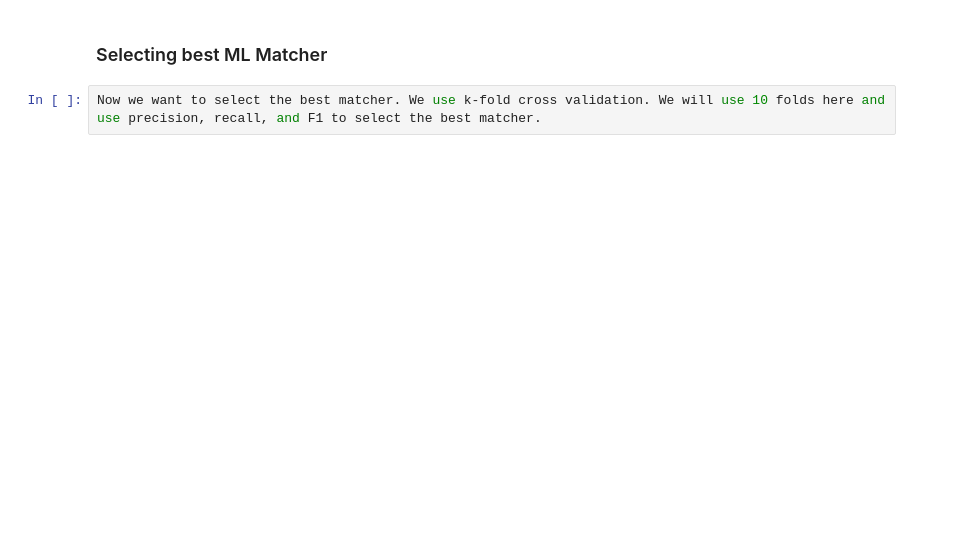
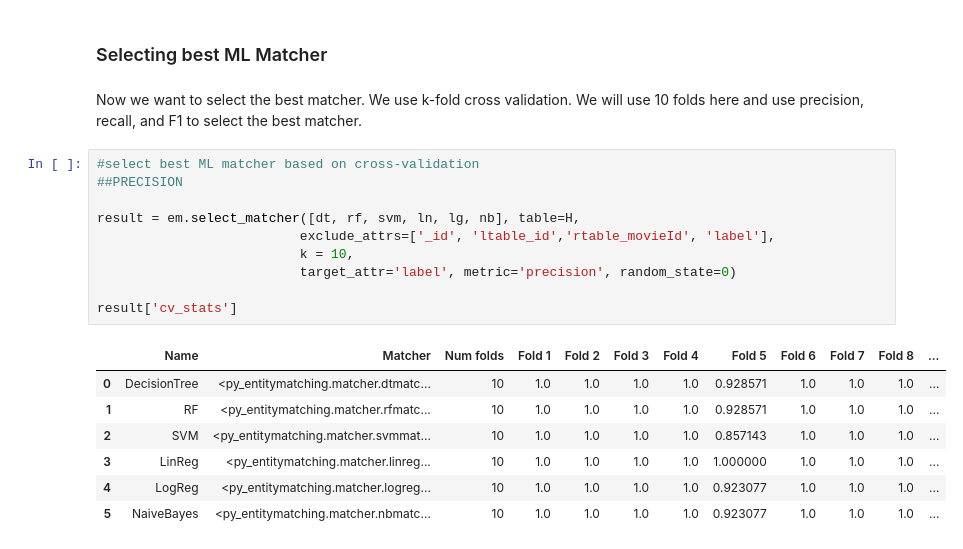
Before and after one commit to mkamenet3/DataScienceProject838, a Jupyter notebook: stage3/cs838stage3.ipynb, the cells around one changed output. Saved outputs shown, nothing was run; the diff lists cells and outputs as text; blank space fills up the shorter version.

```diff
--- a/stage3/cs838stage3.ipynb
+++ b/stage3/cs838stage3.ipynb
@@ -151,4 +218,22 @@ H.head()
 # %% [markdown]
 ### Selecting best ML Matcher
-# %%
-Now we want to select the best matcher. We use k-fold cross validation. We will use 10 folds here and use precision, recall, and F1 to select the best matcher.
+# %% [markdown]
+Now we want to select the best matcher. We use k-fold cross validation. We will use 10 folds here and use precision, recall, and F1 to select the best matcher.
+# %%
+#select best ML matcher based on cross-validation
+##PRECISION
+
+result = em.select_matcher([dt, rf, svm, ln, lg, nb], table=H,
+                          exclude_attrs=['_id', 'ltable_id','rtable_movieId', 'label'],
+                          k = 10,
+                          target_attr='label', metric='precision', random_state=0)
+
+result['cv_stats']
+# %% [output]
+|  | Name | Matcher | Num folds | Fold 1 | Fold 2 | Fold 3 | Fold 4 | Fold 5 | Fold 6 | Fold 7 | Fold 8 | ... |
+| 0 | DecisionTree | <py_entitymatching.matcher.dtmatc... | 10 | 1.0 | 1.0 | 1.0 | 1.0 | 0.928571 | 1.0 | 1.0 | 1.0 | ... |
+| 1 | RF | <py_entitymatching.matcher.rfmatc... | 10 | 1.0 | 1.0 | 1.0 | 1.0 | 0.928571 | 1.0 | 1.0 | 1.0 | ... |
+| 2 | SVM | <py_entitymatching.matcher.svmmat... | 10 | 1.0 | 1.0 | 1.0 | 1.0 | 0.857143 | 1.0 | 1.0 | 1.0 | ... |
+| 3 | LinReg | <py_entitymatching.matcher.linreg... | 10 | 1.0 | 1.0 | 1.0 | 1.0 | 1.000000 | 1.0 | 1.0 | 1.0 | ... |
+| 4 | LogReg | <py_entitymatching.matcher.logreg... | 10 | 1.0 | 1.0 | 1.0 | 1.0 | 0.923077 | 1.0 | 1.0 | 1.0 | ... |
+| 5 | NaiveBayes | <py_entitymatching.matcher.nbmatc... | 10 | 1.0 | 1.0 | 1.0 | 1.0 | 0.923077 | 1.0 | 1.0 | 1.0 | ... |
```
Also changed, not shown: parts of 34 cells of this notebook.
